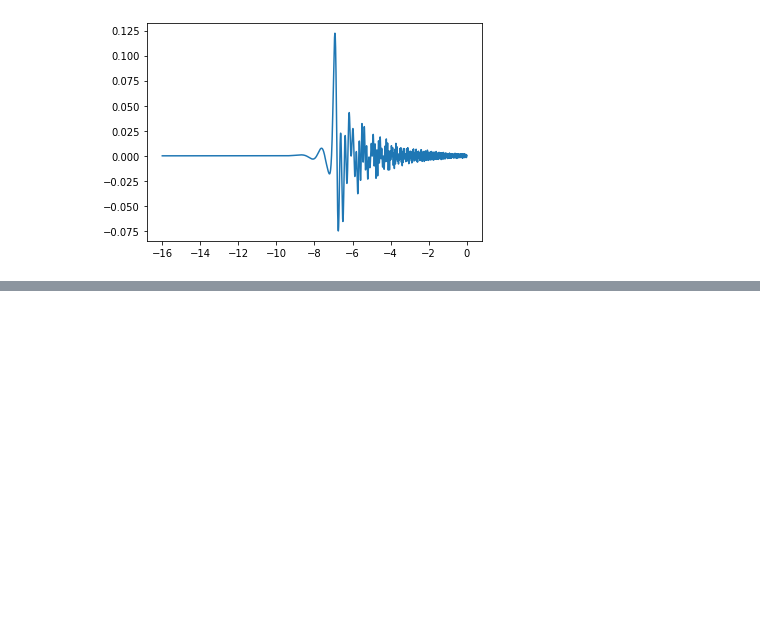
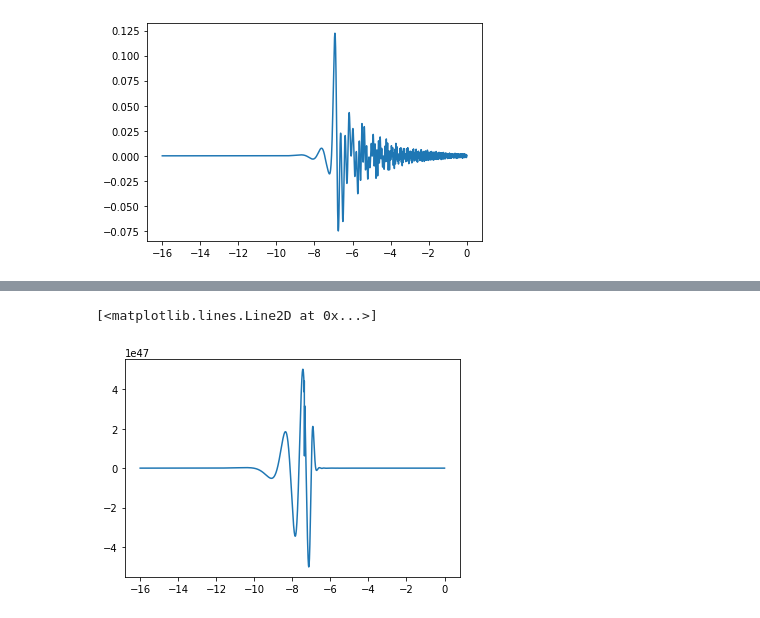
Before and after one commit to asdfbat/AST5220, a Jupyter notebook: Project/Python/m3_plotting.ipynb, the cells around one changed output, grey strips where cells are left out. Cells and saved outputs as stored; diff of their text form; code cells hidden in the pictures; blank space fills up the shorter version.

```diff
--- a/Project/Python/m3_plotting.ipynb
+++ b/Project/Python/m3_plotting.ipynb
@@ -8,3 +8,18 @@ data = []
 for k in k_vals:
     data.append(np.loadtxt(f"../data/perturbations_k{k}.txt"))
 data = np.array(data)
+
+x          = data[0,:,0]
+delta_cdm  = data[:,:,1]
+delta_b    = data[:,:,2]
+v_cdm      = data[:,:,3]
+v_b        = data[:,:,4]
+Theta0     = data[:,:,5]
+Theta1     = data[:,:,6]
+Theta2     = data[:,:,7]
+Phi        = data[:,:,8]
+Psi        = data[:,:,9]
+Pi         = data[:,:,10]
+source     = data[:,:,11]
+
+data.shape
@@ -72,0 +71,5 @@ plt.plot(x, Psi[0])
+# %%
+plt.plot(x, source[0])
+# %% [output]
+[<matplotlib.lines.Line2D at 0x...>]
+[figure, added]
```
Also changed, not shown: parts of 4 cells of this notebook.
